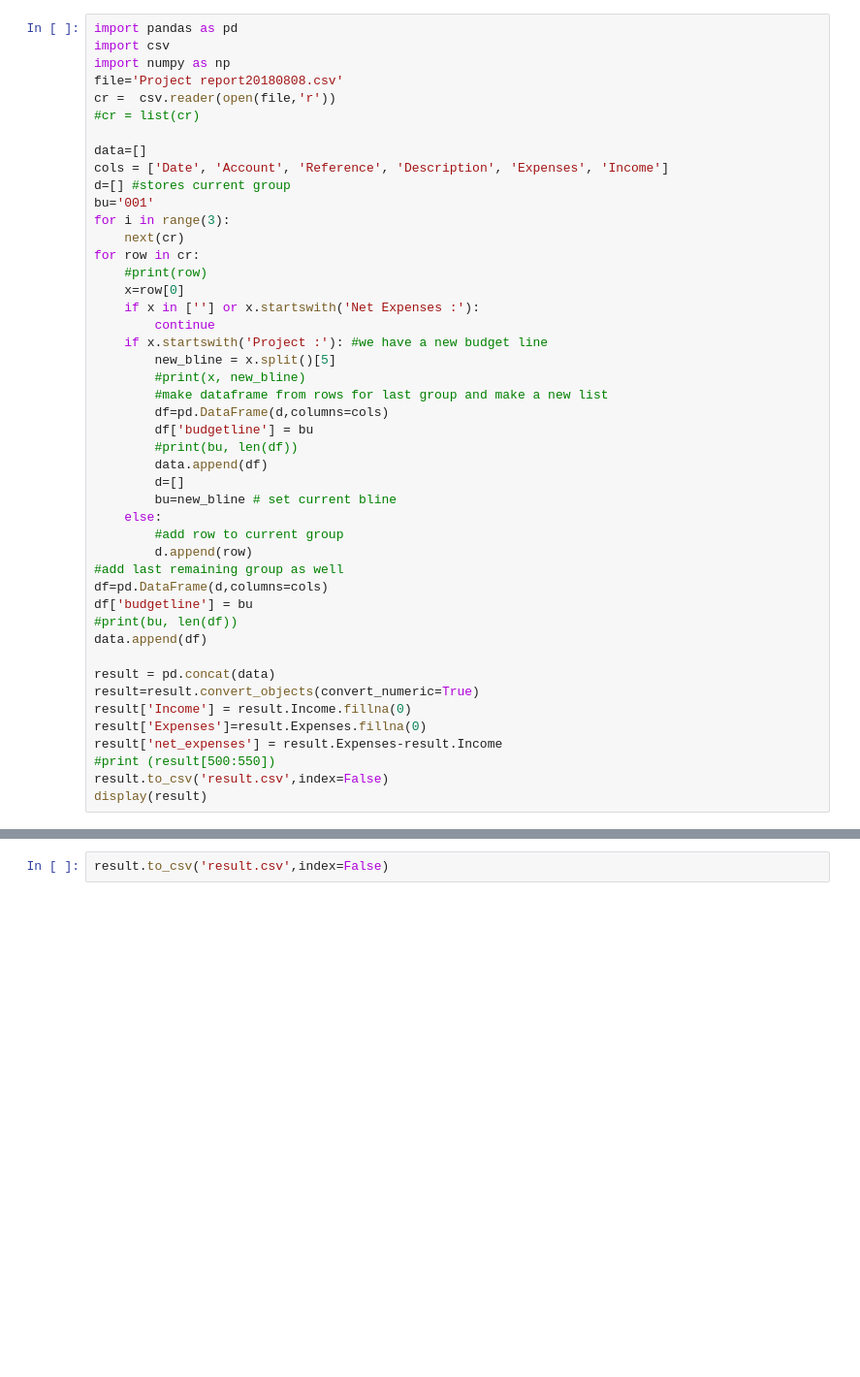
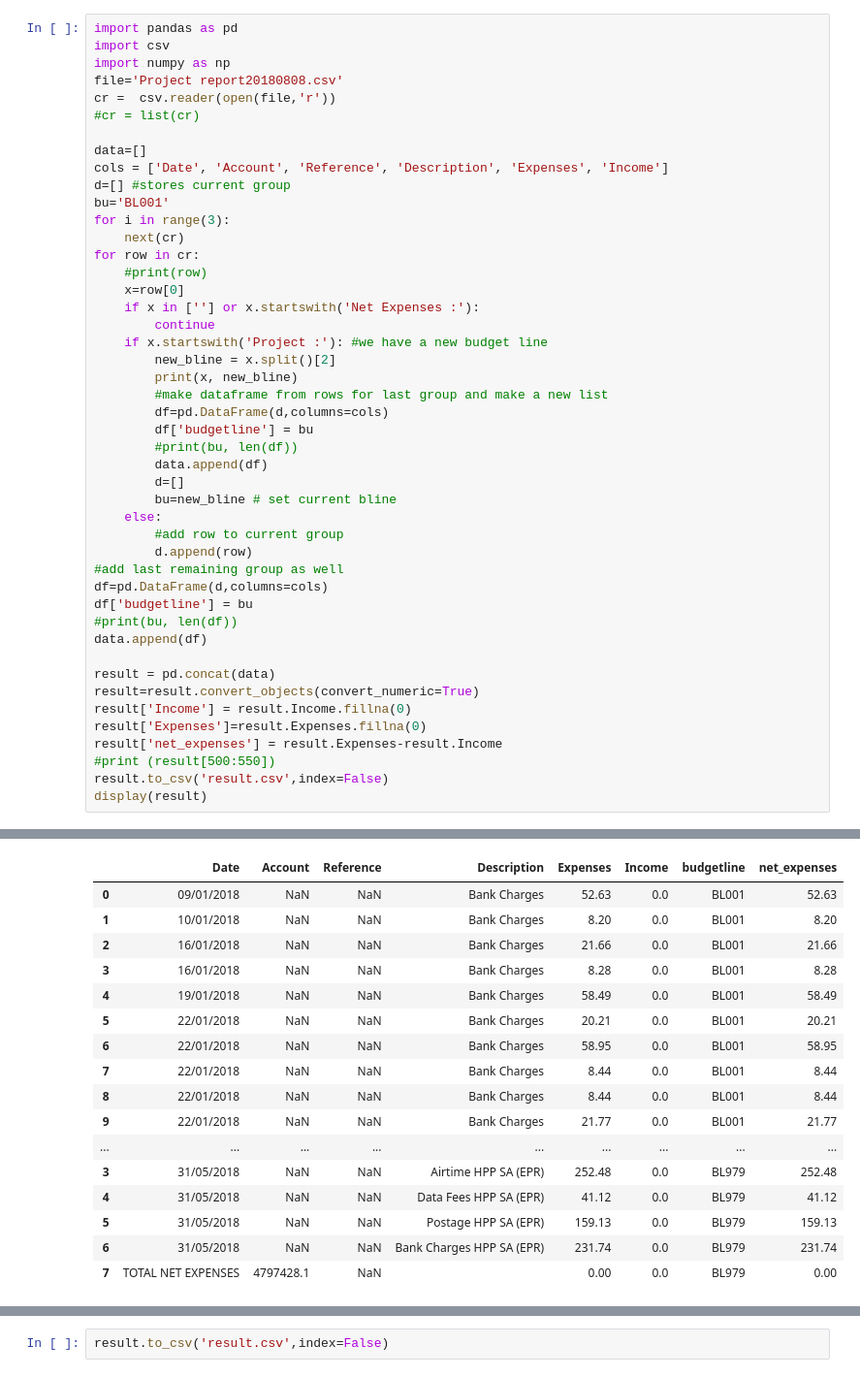
Before and after one commit to valentinegarikayi/Getting-Started-, a Jupyter notebook: Data Cleanup script.ipynb, the cells around one changed output, grey strips where cells are left out. Shown: that part at 97% size. Cells and saved outputs as stored; diff of their text form; blank space fills up the shorter version.

```diff
--- a/Data Cleanup script.ipynb
+++ b/Data Cleanup script.ipynb
@@ -9,7 +9,7 @@ cr =  csv.reader(open(file,'r'))
 data=[]
 cols = ['Date', 'Account', 'Reference', 'Description', 'Expenses', 'Income']
 d=[] #stores current group
-bu='001'
+bu='BL001'
 for i in range(3):
     next(cr)
 for row in cr:
@@ -18,8 +18,8 @@ for row in cr:
     if x in [''] or x.startswith('Net Expenses :'):
         continue
     if x.startswith('Project :'): #we have a new budget line
-        new_bline = x.split()[5]
-        #print(x, new_bline)
+        new_bline = x.split()[2]
+        print(x, new_bline)
         #make dataframe from rows for last group and make a new list
         df=pd.DataFrame(d,columns=cols)
         df['budgetline'] = bu
@@ -48,0 +66,17 @@ IndexError: list index out of range
+|  | Date | Account | Reference | Description | Expenses | Income | budgetline | net_expenses |
+| 0 | 09/01/2018 | NaN | NaN | Bank Charges | 52.63 | 0.0 | BL001 | 52.63 |
+| 1 | 10/01/2018 | NaN | NaN | Bank Charges | 8.20 | 0.0 | BL001 | 8.20 |
+| 2 | 16/01/2018 | NaN | NaN | Bank Charges | 21.66 | 0.0 | BL001 | 21.66 |
+| 3 | 16/01/2018 | NaN | NaN | Bank Charges | 8.28 | 0.0 | BL001 | 8.28 |
+| 4 | 19/01/2018 | NaN | NaN | Bank Charges | 58.49 | 0.0 | BL001 | 58.49 |
+| 5 | 22/01/2018 | NaN | NaN | Bank Charges | 20.21 | 0.0 | BL001 | 20.21 |
+| 6 | 22/01/2018 | NaN | NaN | Bank Charges | 58.95 | 0.0 | BL001 | 58.95 |
+| 7 | 22/01/2018 | NaN | NaN | Bank Charges | 8.44 | 0.0 | BL001 | 8.44 |
+| 8 | 22/01/2018 | NaN | NaN | Bank Charges | 8.44 | 0.0 | BL001 | 8.44 |
+| 9 | 22/01/2018 | NaN | NaN | Bank Charges | 21.77 | 0.0 | BL001 | 21.77 |
+| ... | ... | ... | ... | ... | ... | ... | ... | ... |
+| 3 | 31/05/2018 | NaN | NaN | Airtime HPP SA (EPR) | 252.48 | 0.0 | BL979 | 252.48 |
+| 4 | 31/05/2018 | NaN | NaN | Data Fees HPP SA (EPR) | 41.12 | 0.0 | BL979 | 41.12 |
+| 5 | 31/05/2018 | NaN | NaN | Postage HPP SA (EPR) | 159.13 | 0.0 | BL979 | 159.13 |
+| 6 | 31/05/2018 | NaN | NaN | Bank Charges HPP SA (EPR) | 231.74 | 0.0 | BL979 | 231.74 |
+| 7 | TOTAL NET EXPENSES | 4797428.1 | NaN |  | 0.00 | 0.0 | BL979 | 0.00 |
```
Also changed, not shown: parts of 1 cell of this notebook, 1 other file.
